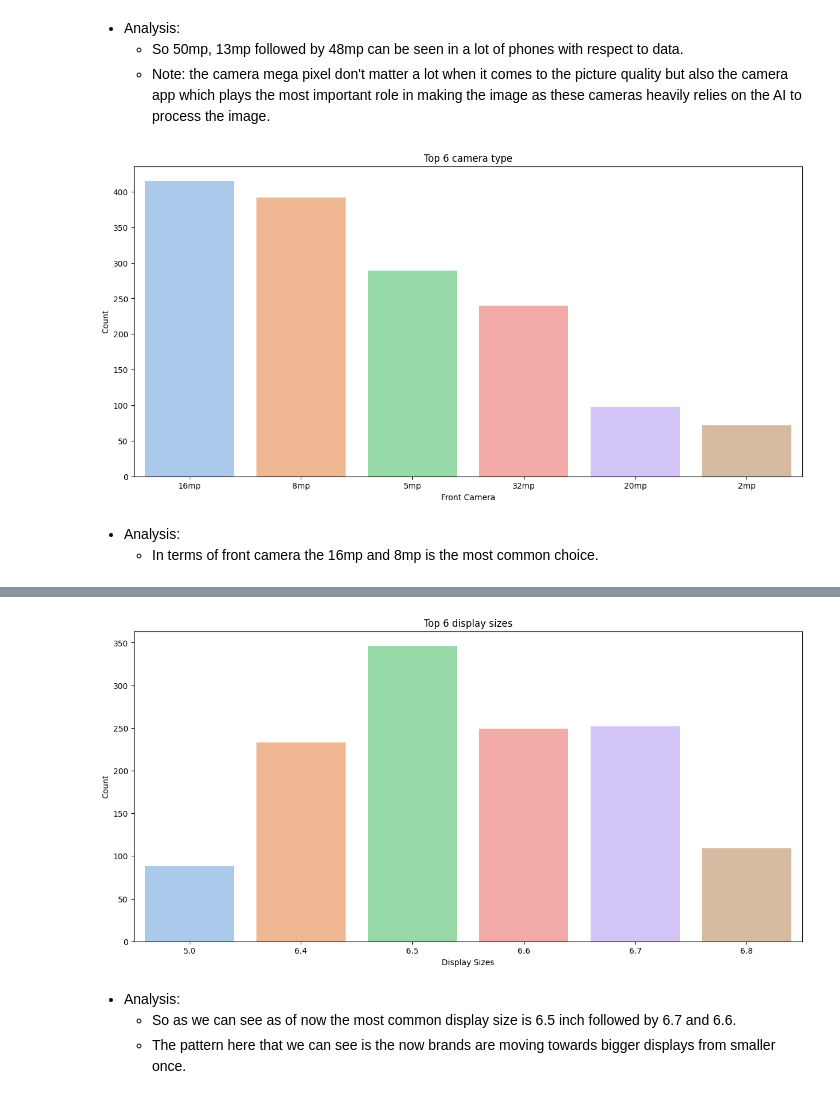
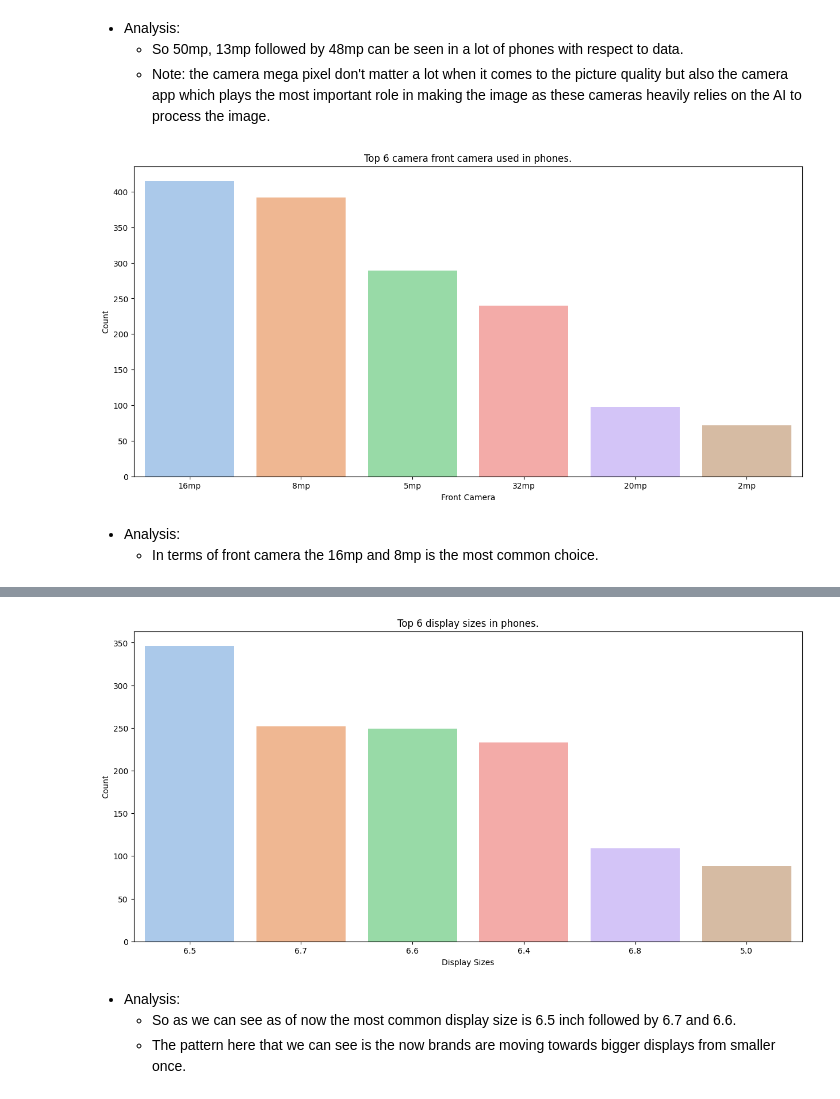
Before and after one commit to rushin236/Phone_Recommendation_System, a Jupyter notebook: research/04_data_transform.ipynb, the cells around one changed output, grey strips where cells are left out. Cells and saved outputs as stored; diff of their text form; code cells hidden in the pictures.

```diff
--- a/research/04_data_transform.ipynb
+++ b/research/04_data_transform.ipynb
@@ -131,9 +131,12 @@ try:
     data_transform = DataTransform(data_transform_config)
     df = data_transform.get_extracted_data()
     df['display_size_str'] = df['display_size_str'].astype('str')
+    df.loc[393, "storage"] = "128gb 64gb"
+    df.loc[393, "type"] = "emmc5.1"
     df_cate = df[df.select_dtypes(include='object').columns]
     df_trans = data_transform.get_transform_dataframe(df_cate)
     df_trans, df_cate = data_transform.transform_dataframe(df_cate=df_cate, df_trans=df_trans)
+    df_cate['price'] = df['price']
     cv = CountVectorizer()
     df_cv = cv.fit_transform(df_trans['text'])
     df_dtm = pd.DataFrame.sparse.from_spmatrix(df_cv, columns=cv.get_feature_names_out())
@@ -260,20 +273,20 @@ plt.show()
     -   Note: the camera mega pixel don't matter a lot when it comes to the picture quality but also the camera app which plays the most important role in making the image as these cameras heavily relies on the AI to process the image.
 # %%
 plt.figure(figsize=(15, 7))
-sns.barplot(df['selfie_camera'].value_counts().head(6), palette='pastel')
-plt.title("Top 6 camera type")
+sns.barplot(df_trans['selfie_camera'].value_counts().head(6), palette='pastel')
+plt.title("Top 6 camera front camera used in phones.")
 plt.xlabel("Front Camera")
 plt.ylabel("Count")
 plt.show()
 # %% [output]
-[figure, old version]
+[figure, new version]
 # %% [markdown]
 -   Analysis:
     -   In terms of front camera the 16mp and 8mp is the most common choice.
 # %%
 plt.figure(figsize=(15, 7))
-sns.barplot(df['display_size'].value_counts().head(6), palette='pastel')
-plt.title("Top 6 display sizes")
+sns.barplot(df_trans['display_size_str'].value_counts().head(6), palette='pastel')
+plt.title("Top 6 display sizes in phones.")
 plt.xlabel("Display Sizes")
 plt.ylabel("Count")
 plt.show()
@@ -283,4 +296,4 @@ plt.show()
-[figure, old version]
+[figure, new version]
 # %% [markdown]
 -   Analysis:
     -   So as we can see as of now the most common display size is 6.5 inch followed by 6.7 and 6.6.
```
Also changed, not shown: parts of 42 cells of this notebook, 22 other files.
